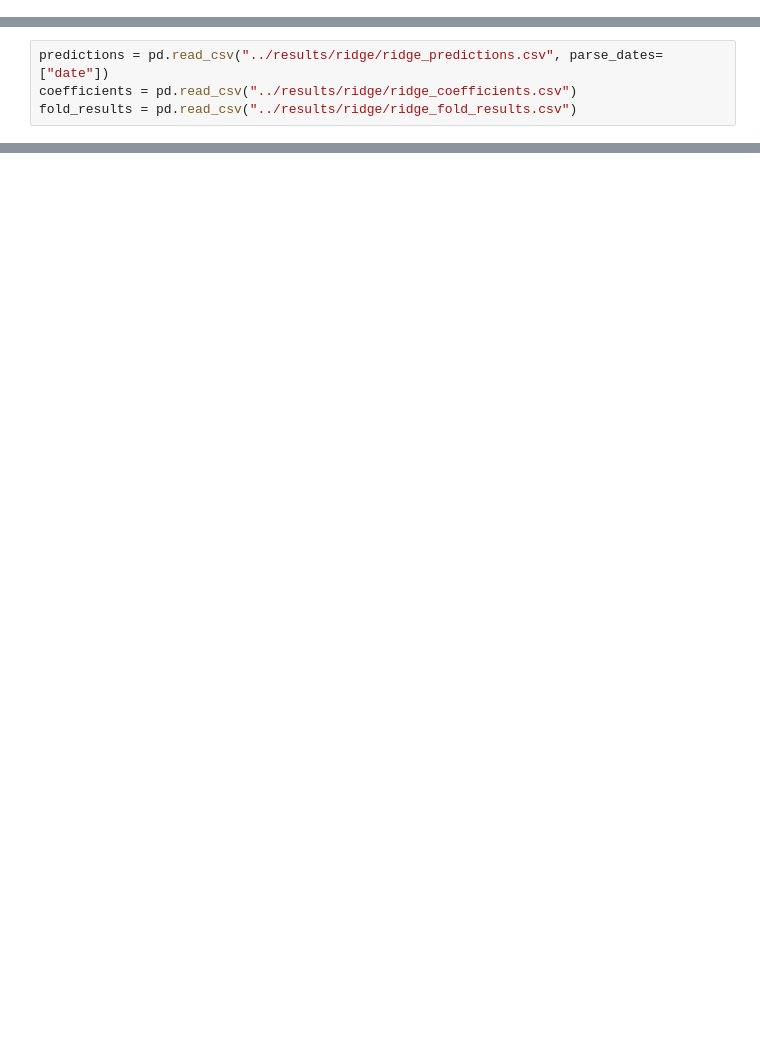
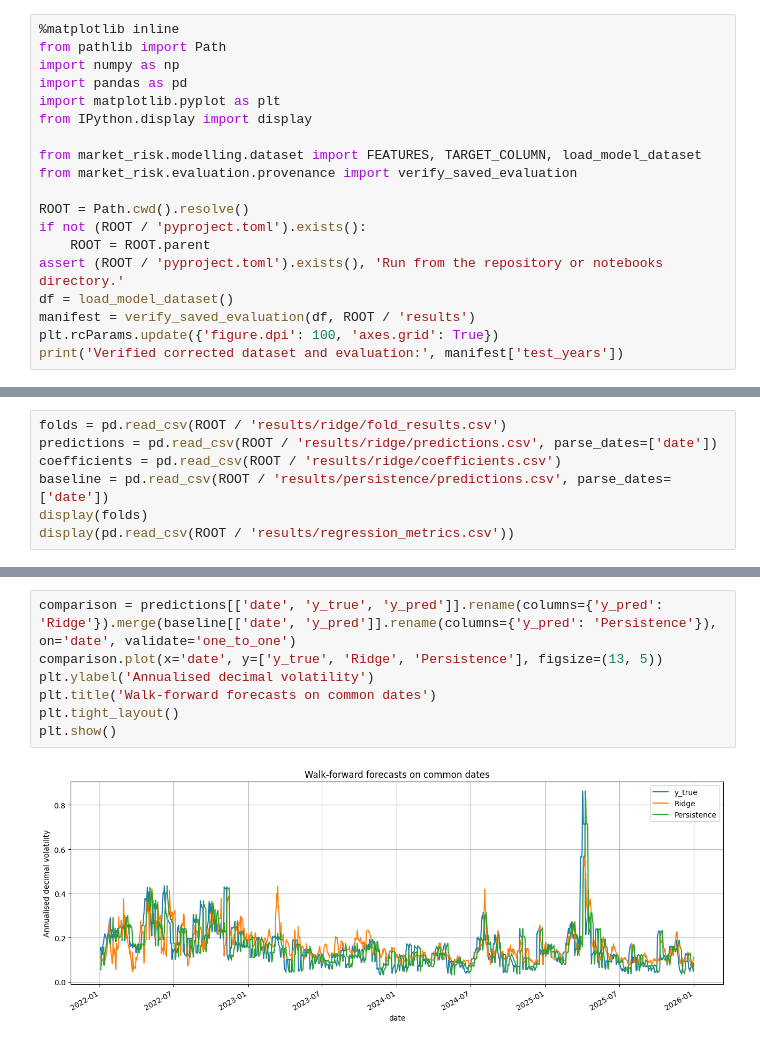
Before and after one commit to Lucie0124/Financial-Volatility-Forecasting, a Jupyter notebook: notebooks/02_ridge_analysis.ipynb, the cells around one changed output, grey strips where cells are left out. Drawn from its saved outputs; the diff is of its cells as text; blank space fills up the shorter version.

Commit message:
refresh notebooks and automate reproducibility checks

```diff
--- a/notebooks/02_ridge_analysis.ipynb
+++ b/notebooks/02_ridge_analysis.ipynb
@@ -5,0 +5,19 @@ import matplotlib.pyplot as plt
+# %%
+%matplotlib inline
+from pathlib import Path
+import numpy as np
+import pandas as pd
+import matplotlib.pyplot as plt
+from IPython.display import display
+
+from market_risk.modelling.dataset import FEATURES, TARGET_COLUMN, load_model_dataset
+from market_risk.evaluation.provenance import verify_saved_evaluation
+
+ROOT = Path.cwd().resolve()
+if not (ROOT / 'pyproject.toml').exists():
+    ROOT = ROOT.parent
+assert (ROOT / 'pyproject.toml').exists(), 'Run from the repository or notebooks directory.'
+df = load_model_dataset()
+manifest = verify_saved_evaluation(df, ROOT / 'results')
+plt.rcParams.update({'figure.dpi': 100, 'axes.grid': True})
+print('Verified corrected dataset and evaluation:', manifest['test_years'])
@@ -6,4 +26,7 @@ import matplotlib.pyplot as plt
 # %%
-predictions = pd.read_csv("../results/ridge/ridge_predictions.csv", parse_dates=["date"])
-coefficients = pd.read_csv("../results/ridge/ridge_coefficients.csv")
-fold_results = pd.read_csv("../results/ridge/ridge_fold_results.csv")
+folds = pd.read_csv(ROOT / 'results/ridge/fold_results.csv')
+predictions = pd.read_csv(ROOT / 'results/ridge/predictions.csv', parse_dates=['date'])
+coefficients = pd.read_csv(ROOT / 'results/ridge/coefficients.csv')
+baseline = pd.read_csv(ROOT / 'results/persistence/predictions.csv', parse_dates=['date'])
+display(folds)
+display(pd.read_csv(ROOT / 'results/regression_metrics.csv'))
@@ -153,0 +47,9 @@ plt.show()
+# %%
+comparison = predictions[['date', 'y_true', 'y_pred']].rename(columns={'y_pred': 'Ridge'}).merge(baseline[['date', 'y_pred']].rename(columns={'y_pred': 'Persistence'}), on='date', validate='one_to_one')
+comparison.plot(x='date', y=['y_true', 'Ridge', 'Persistence'], figsize=(13, 5))
+plt.ylabel('Annualised decimal volatility')
+plt.title('Walk-forward forecasts on common dates')
+plt.tight_layout()
+plt.show()
+# %% [output]
+[figure, added]
```
Also changed, not shown: parts of 16 cells of this notebook, 20 other files.
